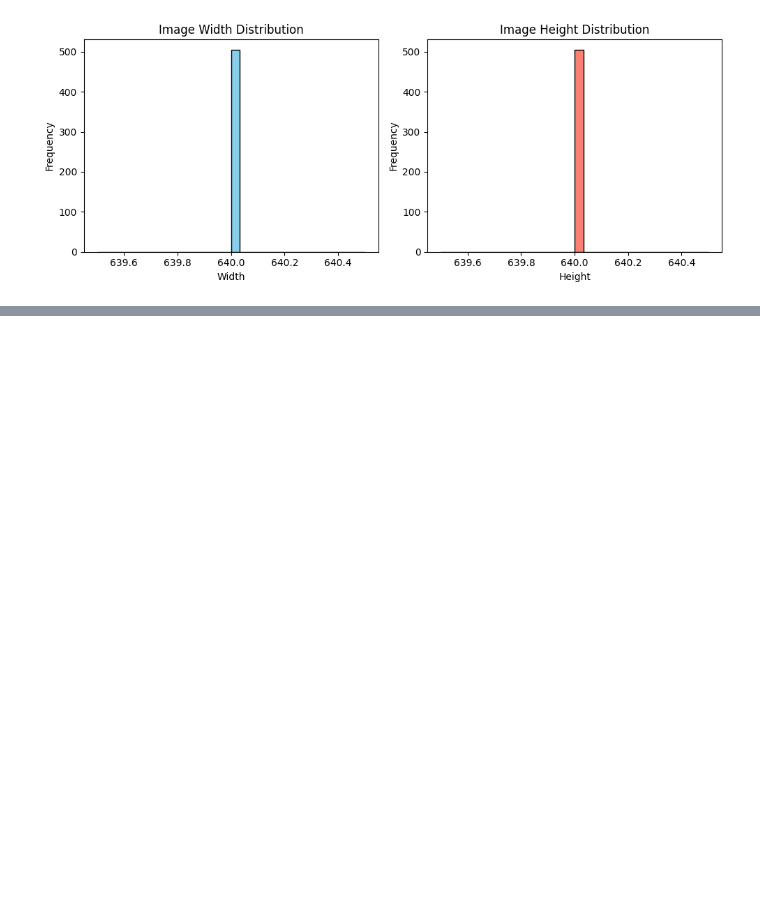
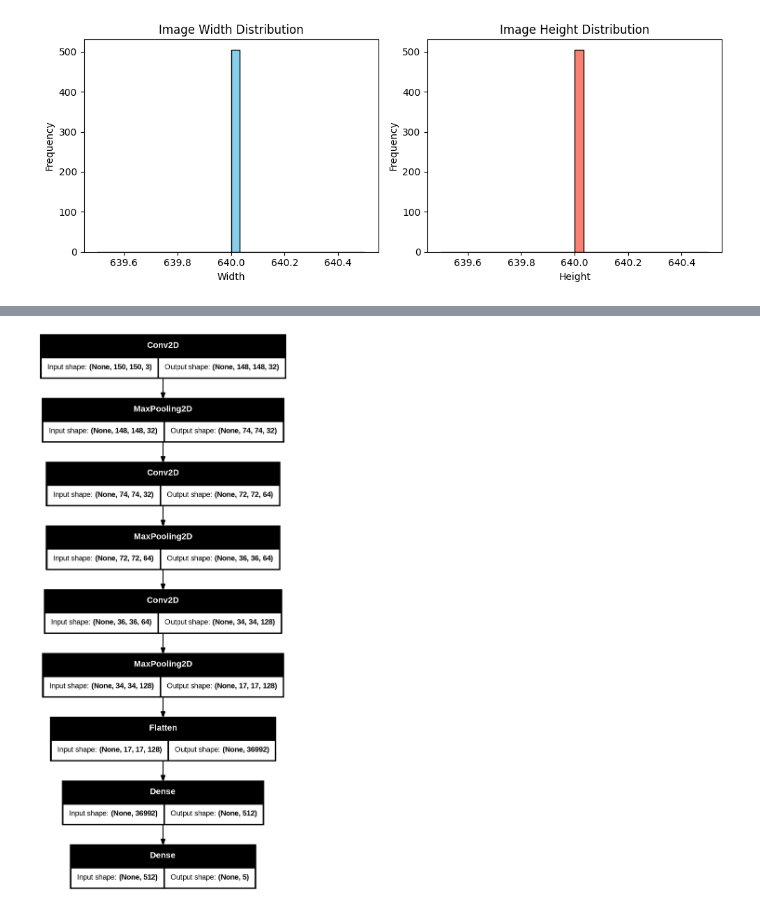
Before and after one commit to himanshhh/Smart_Waste_Management, a Jupyter notebook: notebooks/dissertation_artefact.ipynb, the cells around one changed output, grey strips where cells are left out. Drawn from its saved outputs; the diff is of its cells as text; code cells hidden in the pictures; blank space fills up the shorter version.

```diff
--- a/notebooks/dissertation_artefact.ipynb
+++ b/notebooks/dissertation_artefact.ipynb
@@ -215,0 +319,25 @@ plt.show()
+# %%
+#build the basic model
+model = Sequential([
+    InputLayer(input_shape=(IMG_HEIGHT, IMG_WIDTH, 3)),
+
+    Conv2D(32, (3, 3), activation='relu'),
+    MaxPooling2D(2, 2),
+
+    Conv2D(64, (3, 3), activation='relu'),
+    MaxPooling2D(2, 2),
+
+    Conv2D(128, (3, 3), activation='relu'),
+    MaxPooling2D(2, 2),
+
+    Flatten(),
+    Dense(512, activation='relu'),
+    Dense(num_classes, activation='softmax')
+])
+
+#compile model
+model.compile(optimizer=Adam(learning_rate=0.001),
+              loss='categorical_crossentropy',
+              metrics=['accuracy'])
+
+model.summary()
@@ -215,0 +425,6 @@ plt.show()
+# %%
+from tensorflow.keras.utils import plot_model
+
+plot_model(model, to_file='basic_model.png', show_shapes=True)
+# %% [output]
+[figure, added]
```
Also changed, not shown: parts of 8 cells of this notebook.
